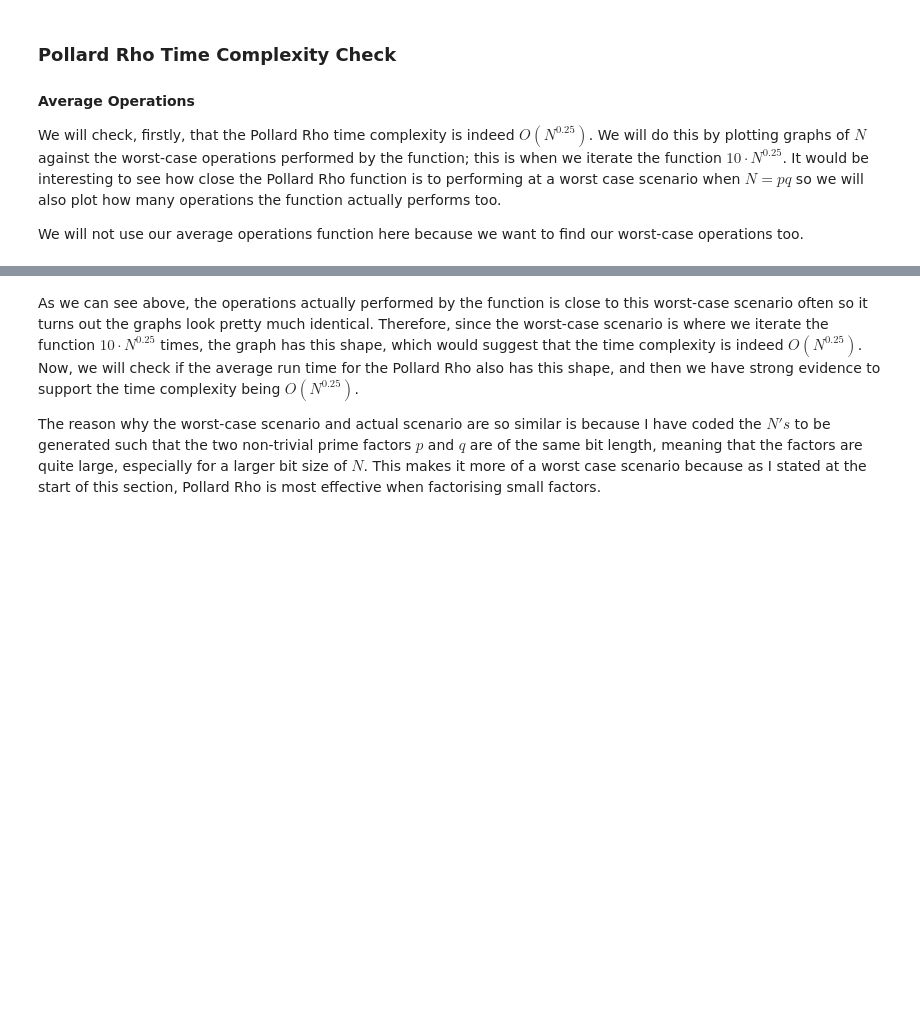
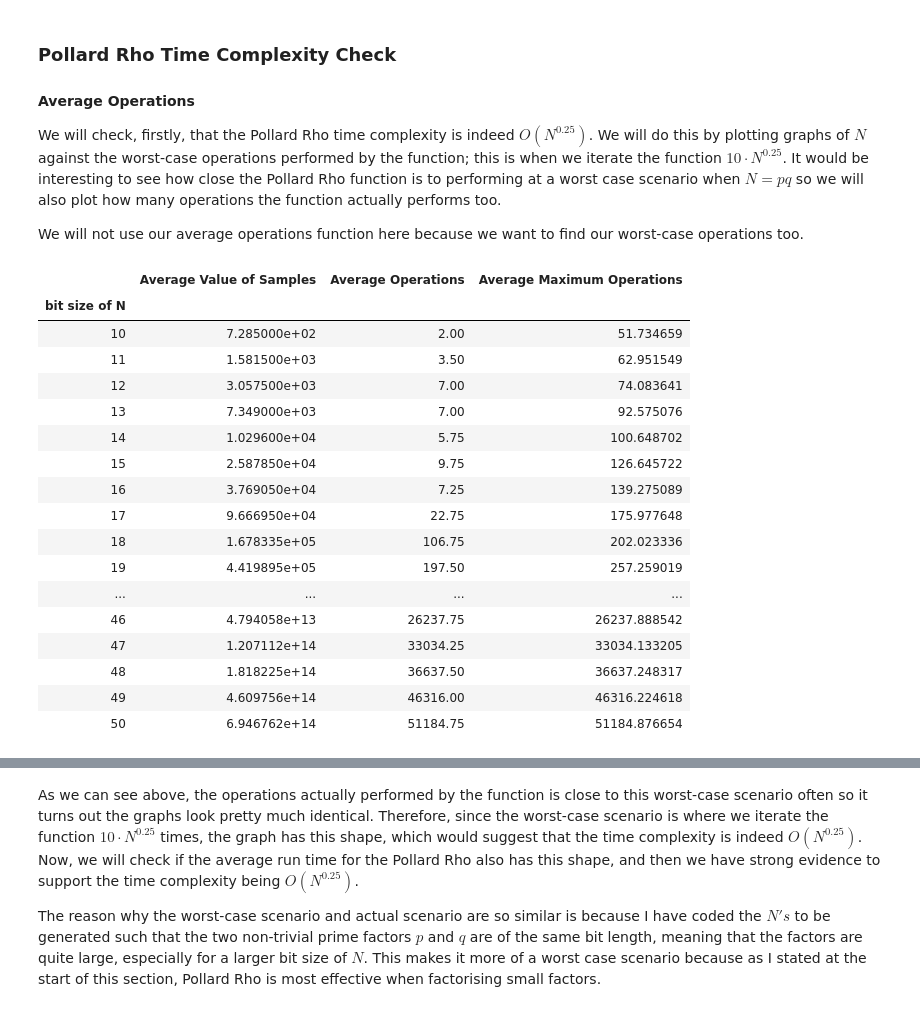
Before and after one commit to UOBMathTeam/CryptographyProject, a Jupyter notebook: Project q4andq5.ipynb, the cells around one changed output, grey strips where cells are left out. Saved outputs shown, nothing was run; the diff lists cells and outputs as text; code cells hidden in the pictures; blank space fills up the shorter version.

```diff
--- a/Project q4andq5.ipynb
+++ b/Project q4andq5.ipynb
@@ -800 +946,22 @@ for k in range(b-a+1):
+# %%
+dl_pollard_rho_opsmax
+# %% [output]
+|  | Average Value of Samples | Average Operations | Average Maximum Operations |
+| bit size of N |  |  |  |
+| 10 | 7.285000e+02 | 2.00 | 51.734659 |
+| 11 | 1.581500e+03 | 3.50 | 62.951549 |
+| 12 | 3.057500e+03 | 7.00 | 74.083641 |
+| 13 | 7.349000e+03 | 7.00 | 92.575076 |
+| 14 | 1.029600e+04 | 5.75 | 100.648702 |
+| 15 | 2.587850e+04 | 9.75 | 126.645722 |
+| 16 | 3.769050e+04 | 7.25 | 139.275089 |
+| 17 | 9.666950e+04 | 22.75 | 175.977648 |
+| 18 | 1.678335e+05 | 106.75 | 202.023336 |
+| 19 | 4.419895e+05 | 197.50 | 257.259019 |
+| ... | ... | ... | ... |
+| 46 | 4.794058e+13 | 26237.75 | 26237.888542 |
+| 47 | 1.207112e+14 | 33034.25 | 33034.133205 |
+| 48 | 1.818225e+14 | 36637.50 | 36637.248317 |
+| 49 | 4.609756e+14 | 46316.00 | 46316.224618 |
+| 50 | 6.946762e+14 | 51184.75 | 51184.876654 |
 # %%
```
Also changed, not shown: parts of 41 cells of this notebook.
